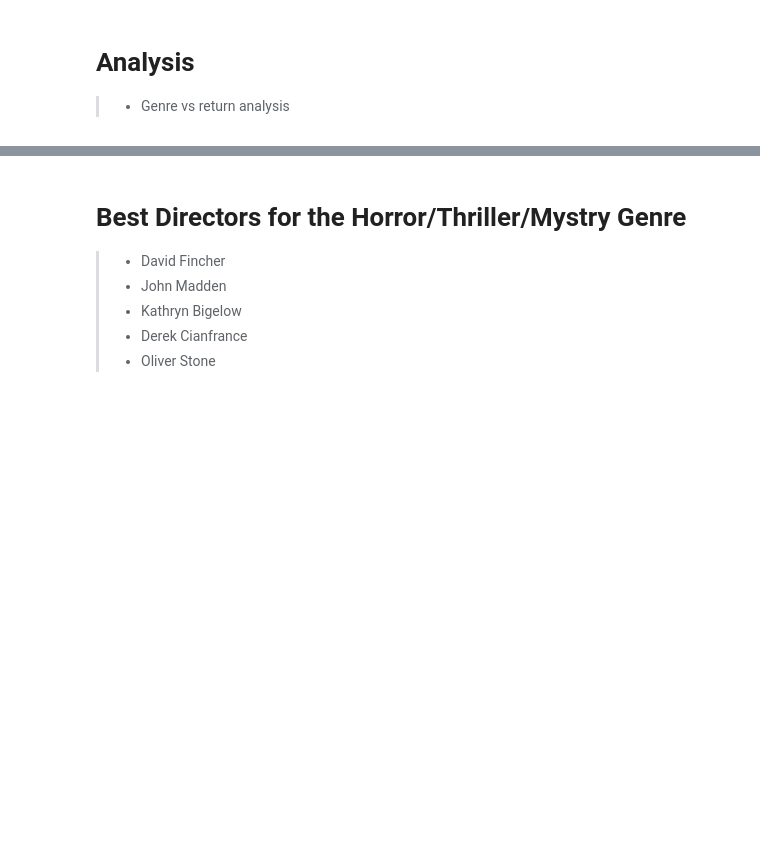
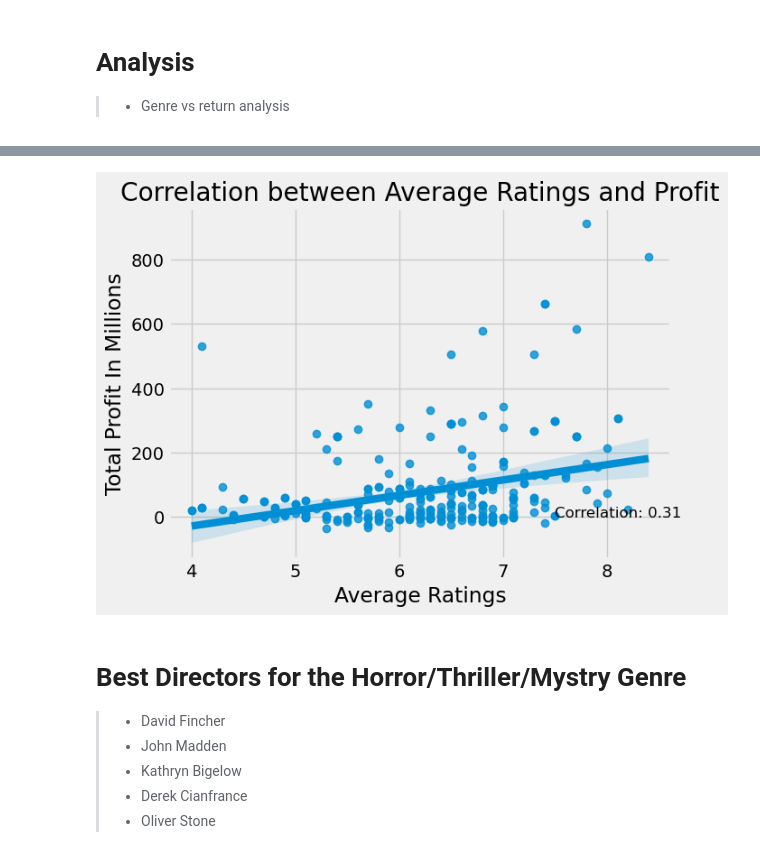
Before and after one commit to dvdhartsman/Phase_2_Movie_Project, a Jupyter notebook: Final_Project_Notebook.ipynb, the cells around one changed output, grey strips where cells are left out. Cells and saved outputs as stored; diff of their text form; code cells hidden in the pictures; blank space fills up the shorter version.

Commit message:
profit vs ratings

```diff
--- a/Final_Project_Notebook.ipynb
+++ b/Final_Project_Notebook.ipynb
@@ -220,3 +228,31 @@ As you can see from the charts, the correlation between expenditures and profits
+# %%
+# Convert 'genres' to string and then split
+final_data['genres'] = final_data['genres'].astype(str).str.split(',')
+# Explode the 'genres' column
+final_data_exp = final_data.explode('genres')
+# %%
+Actors_Actress = final_data_exp[(final_data_exp['category'].isin(['actor', 'actress','writer'])) &
+                        (final_data_exp['genres'].str.contains('Horror|Mystery|Thriller')) &
+                               (final_data_exp['avg_ratings']) &
+                               (final_data_exp['release_date'] >= '2011-01-01') &
+                               (final_data_exp['num_votes'] >= 9000)]
+
+# Sort the actors and actresses by average ratings in descending order
+Actors_Actress = Actors_Actress.sort_values(by='avg_ratings', ascending=False)
+
+# Calculate the correlation between average ratings and ROI
+correlation = np.corrcoef(Actors_Actress['avg_ratings'], Actors_Actress['total_profit'])[0, 1]
+
+sns.regplot(x=Actors_Actress['avg_ratings'], y=Actors_Actress['total_profit'])
+plt.xlabel('Average Ratings')
+plt.ylabel('Total Profit In Millions')
+plt.title('Correlation between Average Ratings and Profit')
+
+plt.text(7.5, 0.2, f'Correlation: {correlation:.2f}', fontsize=12)
+
+plt.show()
+# %% [output]
+[figure, added]
 # %% [markdown]
 # Best Directors for the Horror/Thriller/Mystry Genre
 > - David Fincher
```
Also changed, not shown: parts of 1 cell of this notebook.
